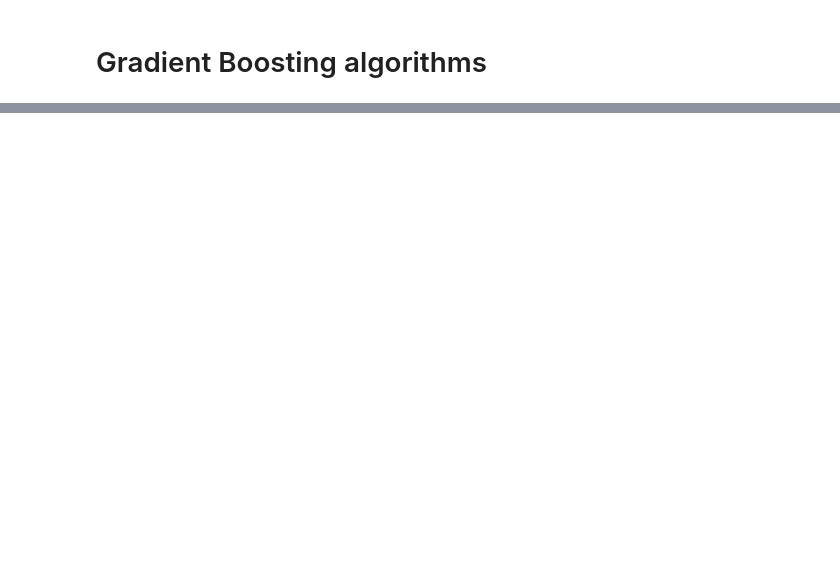
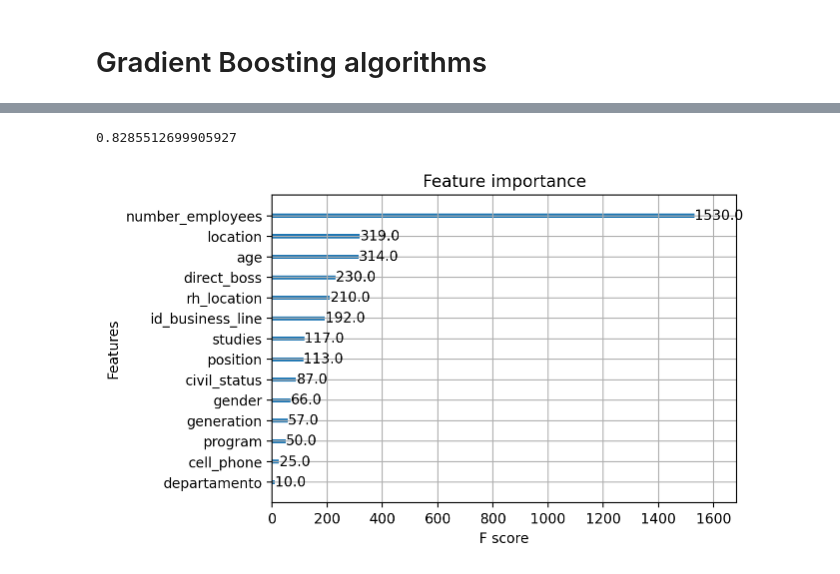
Before and after one commit to jzsmoreno/Workflow, a Jupyter notebook: mlcourse/src/A1_Boosting_Algorithms.ipynb, the cells around one changed output, grey strips where cells are left out. Cells and saved outputs as stored; diff of their text form; code cells hidden in the pictures; blank space fills up the shorter version.

```diff
--- a/mlcourse/src/A1_Boosting_Algorithms.ipynb
+++ b/mlcourse/src/A1_Boosting_Algorithms.ipynb
@@ -75,0 +80,7 @@ df.head()
+# %%
+url = "https://drive.google.com/file/d/18QEeDfPr5Tp73lwrLh2WUlmyyEGoH5Ub/view?usp=sharing"
+output_path = "./data.parquet"
+gdown.download(url, output_path, quiet=False, fuzzy=True)
+
+df = pd.read_parquet("./data.parquet")
+df.head()
@@ -149,0 +189,23 @@ for col in df_copy.columns:
+# %%
+handler = DataFrameEncoder(df)
+df_encoded = handler.encode("./", dictionary_name="eff_dict")
+
+y = df_encoded["effectiveness"]
+X = df_encoded.drop(
+    columns=[
+        "date",
+        "id_manager",
+        "clients_ratio",
+        "sales_ratio",
+        "clients",
+        "potential_clients",
+        "total_sales",
+        "target_sales_manager",
+        "effectiveness",
+    ]
+)
+
+X_train, X_test, y_train, y_test = train_test_split(X, y, test_size=0.33, random_state=42)
+
+xgb_class = xgb.XGBClassifier(random_state=42)
+xgb_class.fit(X_train, y_train, eval_set=[(X_test, y_test)], verbose=False)
@@ -149,0 +224,11 @@ for col in df_copy.columns:
+# %%
+xgb_class.score(X_test, y_test)
+# %% [output]
+0.8285512699905927
+# %%
+fig, ax = plt.subplots(figsize=(6, 4))
+xgb.plot_importance(xgb_class, ax=ax)
+fig.savefig("./mlpr_1000.png", dpi=300)
+plt.show()
+# %% [output]
+[figure, added]
```
Also changed, not shown: parts of 12 cells of this notebook.
